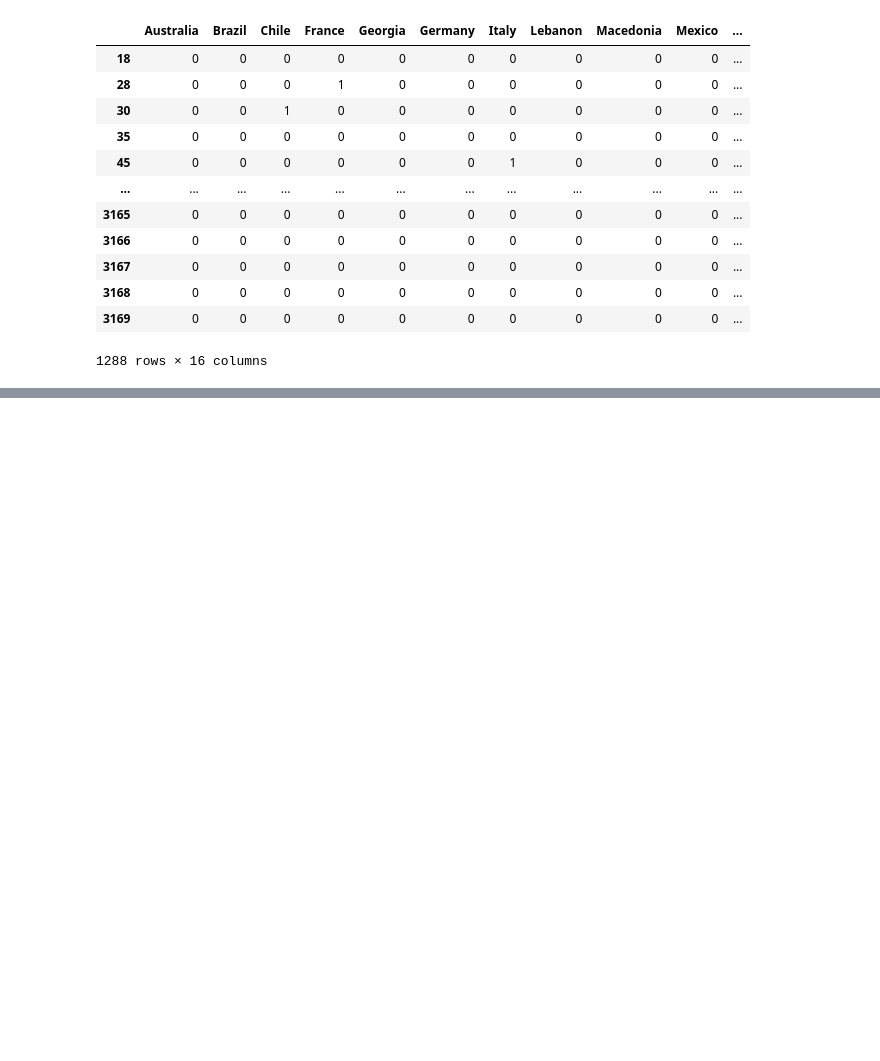
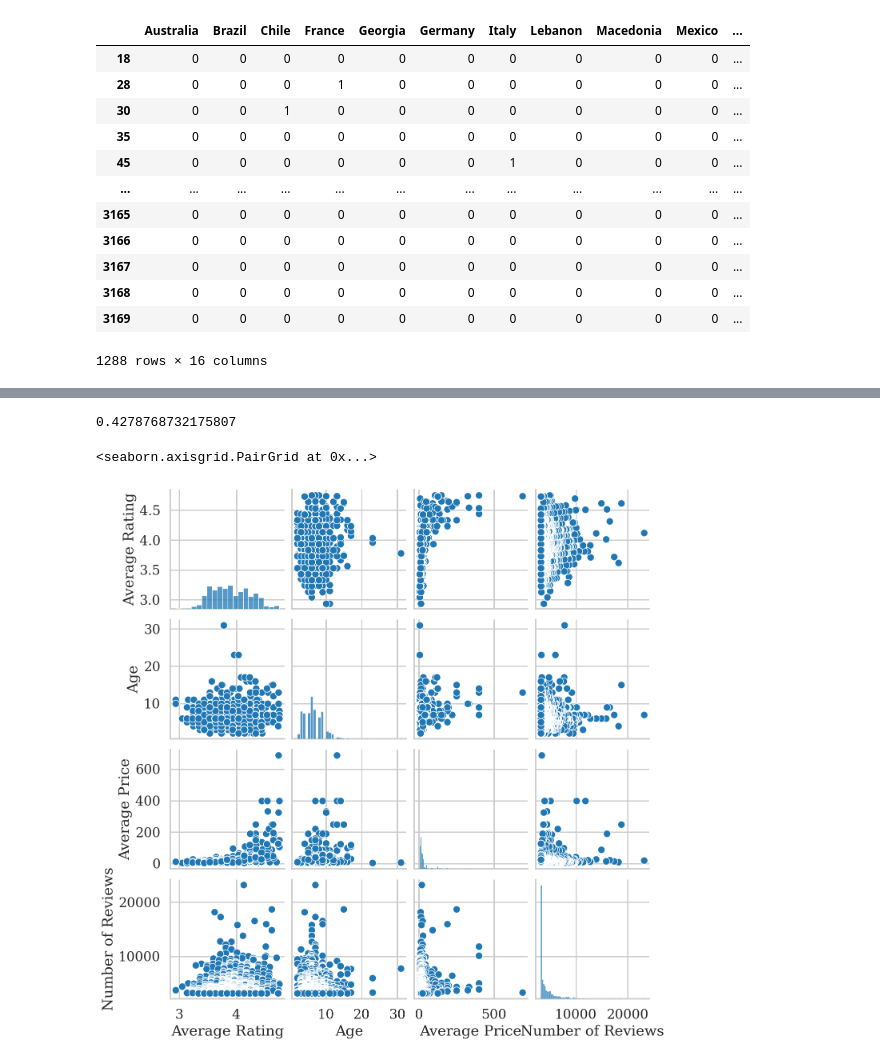
Before and after one commit to mattsegall/metis-project-2, a Jupyter notebook: Cleaning & Analysis Practice.ipynb, the cells around one changed output, grey strips where cells are left out. Saved outputs shown, nothing was run; the diff lists cells and outputs as text; code cells hidden in the pictures; blank space fills up the shorter version.

```diff
--- a/Cleaning & Analysis Practice.ipynb
+++ b/Cleaning & Analysis Practice.ipynb
@@ -266,0 +285,3 @@ plt.scatter(wine_data_with_dummies['Average Price'], y_resid, facecolors='none',
+# %%
+#convert vintage year to age
+wine_data_with_dummies['Age'] = 2021 - wine_data_with_dummies['Vintage']
@@ -266,0 +290,4 @@ plt.scatter(wine_data_with_dummies['Average Price'], y_resid, facecolors='none',
+# %%
+wine_data_type_dummies = pd.get_dummies(wine_data['Type'], drop_first = True)
+combine_list = [wine_data_with_dummies, wine_data_type_dummies]
+wine_data_both_dummies = pd.concat(combine_list, axis=1)
@@ -267 +334,12 @@ plt.scatter(wine_data_with_dummies['Average Price'], y_resid, facecolors='none',
+# %%
+score = lr.score(X, y)
+score
+# %% [output]
+0.4278768732175807
+# %%
+#feature engineering
+sns.pairplot(wine_data_both_dummies[['Average Rating', 'Age', 'Average Price', 'Number of Reviews']])
+# %% [output]
+<seaborn.axisgrid.PairGrid at 0x...>
+[figure, added]
 # %%
```
Also changed, not shown: parts of 49 cells of this notebook.
